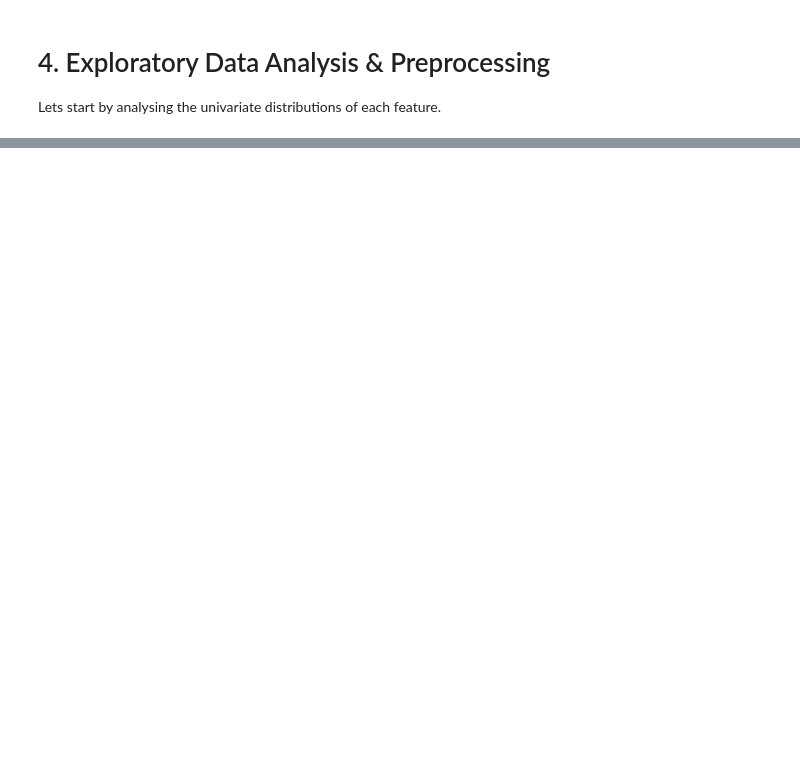
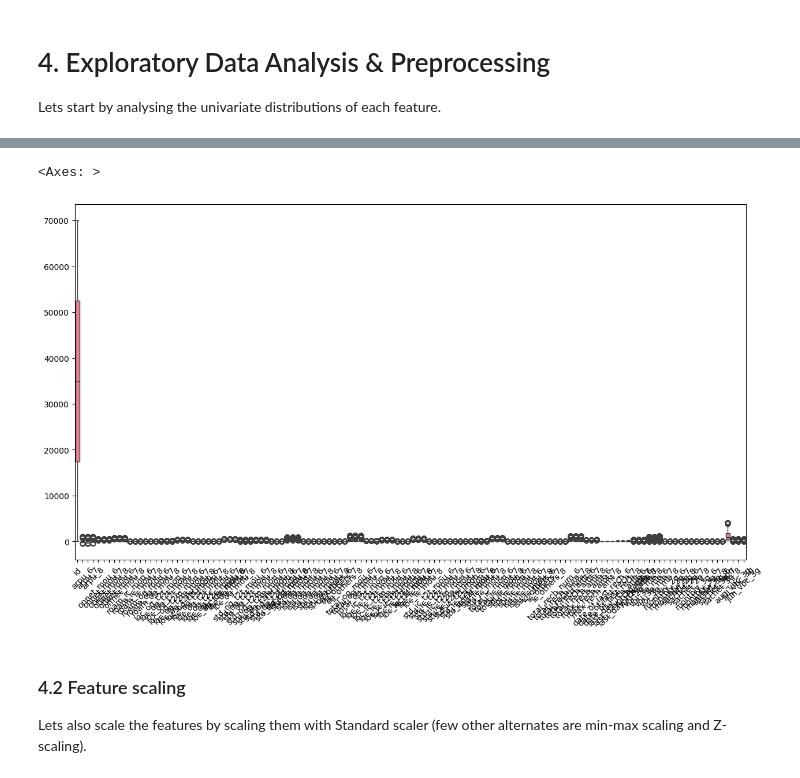
Before and after one commit to thomami244/Telecom_Churn_Case_Study_Hackathon, a Jupyter notebook: Telecom_Churn_Case_Study_Hackathon.ipynb, the cells around one changed output, grey strips where cells are left out. Saved outputs shown, nothing was run; the diff lists cells and outputs as text; code cells hidden in the pictures; blank space fills up the shorter version.

```diff
--- a/Telecom_Churn_Case_Study_Hackathon.ipynb
+++ b/Telecom_Churn_Case_Study_Hackathon.ipynb
@@ -269,0 +292,20 @@ sns.boxplot(data = X_train_filtered)
+# %%
+def cap_outliers(array, k=3):
+    upper_limit = array.mean() + k*array.std()
+    lower_limit = array.mean() - k*array.std()
+    array[array<lower_limit] = lower_limit
+    array[array>upper_limit] = upper_limit
+    return array
+# %%
+X_train_filtered1 = X_train_filtered.apply(cap_outliers, axis=0)
+
+plt.figure(figsize=(15,8))
+plt.xticks(rotation=45)
+sns.boxplot(data = X_train_filtered1)
+# %% [output]
+<Axes: >
+[figure, added]
+# %% [markdown]
+### 4.2 Feature scaling
+
+Lets also scale the features by scaling them with Standard scaler (few other alternates are min-max scaling and Z-scaling).
```
Also changed, not shown: parts of 11 cells of this notebook.
